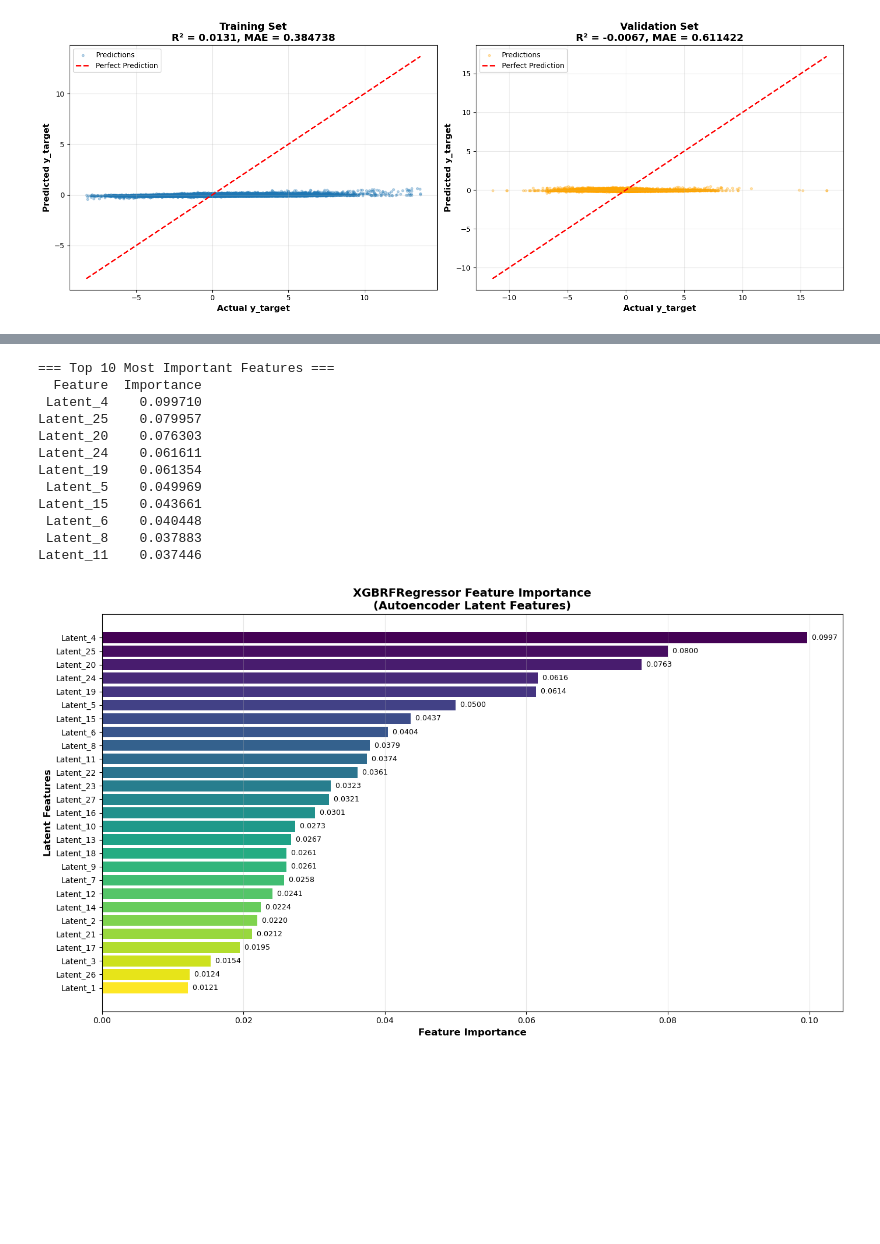
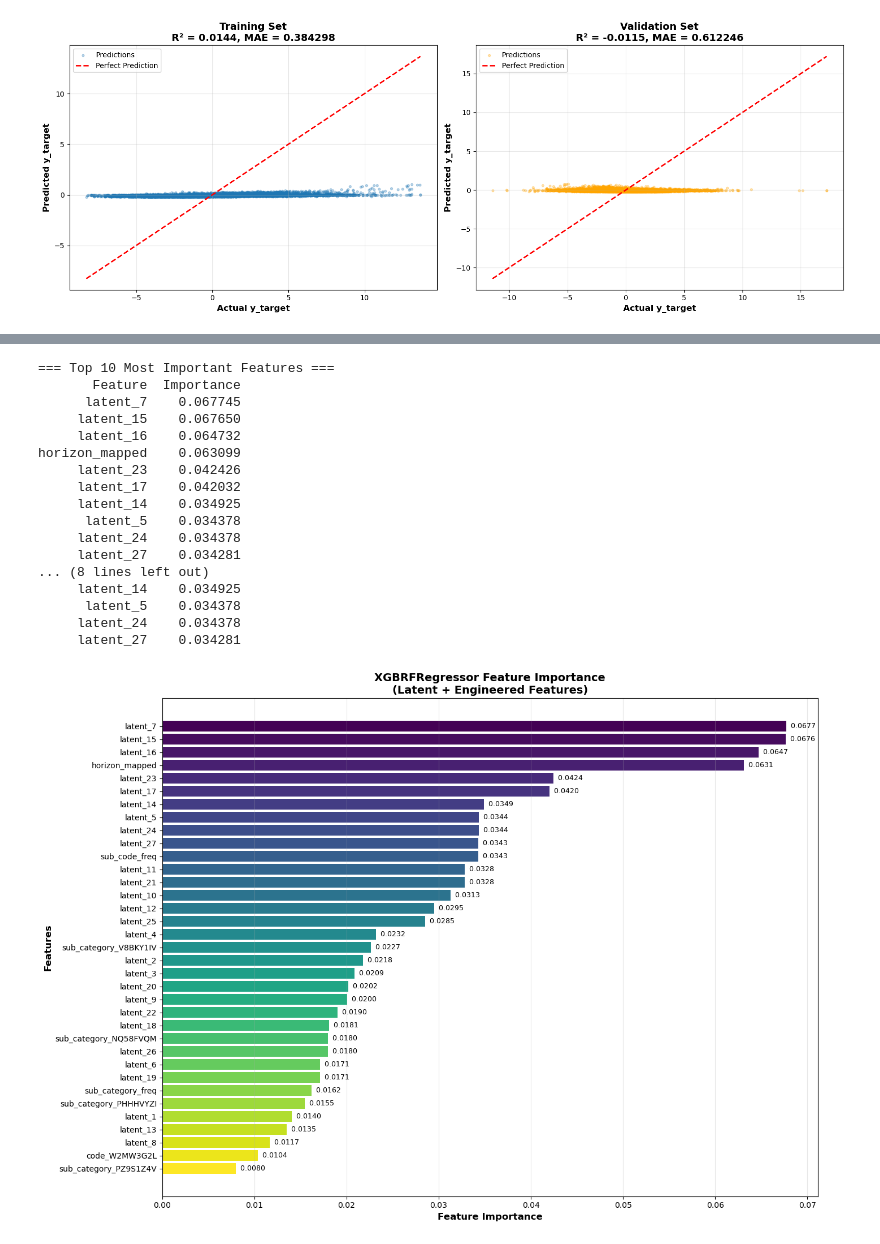
Before and after one commit to XJoseAntonioX/Hedge-Fund, a Jupyter notebook: EDA.ipynb, the cells around one changed output, grey strips where cells are left out. Cells and saved outputs as stored; diff of their text form; code cells hidden in the pictures; blank space fills up the shorter version.

```diff
--- a/EDA.ipynb
+++ b/EDA.ipynb
@@ -30,7 +30,7 @@ Data has +1M records... First let's work on 500k and then validate results
 # First, let's get all columns except 'weight'
 pf = pq.ParquetFile("train.parquet")
 all_columns = pf.schema.names
-columns_to_load = [col for col in all_columns if col != 'weight']
+columns_to_load = [col for col in all_columns if col != ['weight', "id"]]
 
 train_sample = read_first_n_rows("train.parquet", n=500_000, columns=columns_to_load)
 
@@ -176,6 +195,12 @@ Display heatmaps for correlations with absolute value between 0.4 and 1.0.
 
 # Compare y_target with all numerical features (1-to-many relationship)
 numerical_features = X_features.select_dtypes(include=[np.number])
+
+# Remove 'horizon' from numerical features as it will be engineered separately
+numerical_features = numerical_features.drop(columns=['horizon'])
+
+print(f"Numerical features for dimensionality reduction: {numerical_features.shape}")
+print(f"Excluded columns: ['horizon'] - will be engineered separately")
 
 # Measure correlation between y_target and numerical features (absolute correlation between 0.1 and 1.0)
 Features_correlation = analyze_target_correlation(
@@ -511,22 +628,24 @@ Use the autoencoder latent features to predict y_target with XGBRFRegressor.
 from xgboost import XGBRFRegressor
 from sklearn.metrics import mean_absolute_error, mean_squared_error, r2_score
 
-# Split the latent representation and target according to the same train/val split
+# Split the engineered features and target according to the same train/val split
 # Use the same split_idx that was used for the autoencoder training
 y_train = y_target.iloc[:split_idx]
 y_val = y_target.iloc[split_idx:]
 
-# Get latent features for train and validation sets
-latent_train = latent_representation[:split_idx]
-latent_val = latent_representation[split_idx:]
+# Get engineered features for train and validation sets
+# Remove 'id' column as it's not useful for prediction
+X_train = X_engineered.iloc[:split_idx].drop(columns=['id'])
+X_val = X_engineered.iloc[split_idx:].drop(columns=['id'])
 
 print(f"=== Data Split (Sequential, No Shuffle) ===")
-print(f"Training samples: {len(latent_train)}")
-print(f"Validation samples: {len(latent_val)}")
-print(f"Training features shape: {latent_train.shape}")
-print(f"Validation features shape: {latent_val.shape}")
+print(f"Training samples: {len(X_train)}")
+print(f"Validation samples: {len(X_val)}")
+print(f"Training features shape: {X_train.shape}")
+print(f"Validation features shape: {X_val.shape}")
 print(f"Training target shape: {y_train.shape}")
 print(f"Validation target shape: {y_val.shape}")
+print(f"\nFeatures used: {X_train.shape[1]} (27 latent + 8 engineered categorical/discrete)")
 
 # Initialize and train XGBRFRegressor
 xgbrf_model = XGBRFRegressor(
@@ -540,11 +659,11 @@ xgbrf_model = XGBRFRegressor(
     verbosity=1
 )
 
-print("=== Training XGBRFRegressor ===")
+print("\n=== Training XGBRFRegressor ===")
 xgbrf_model.fit(
-    latent_train,
+    X_train,
     y_train,
-    eval_set=[(latent_val, y_val)],
+    eval_set=[(X_val, y_val)],
     verbose=True
 )
 # %% [output]
@@ -680,52 +811,57 @@ plt.show()
 # %%
 # Feature importance from XGBRFRegressor
 feature_importance = xgbrf_model.feature_importances_
-feature_names = [f'Latent_{i+1}' for i in range(encoding_dim)]
+feature_names = X_train.columns.tolist()
 
 # Create DataFrame for easier manipulation
 importance_df = pd.DataFrame({
     'Feature': feature_names,
     'Importance': feature_importance
 }).sort_values(by='Importance', ascending=False)
 
 print("=== Top 10 Most Important Features ===")
 print(importance_df.head(10).to_string(index=False))
 
 # Plot feature importance
-fig, ax = plt.subplots(figsize=(14, 8))
+fig, ax = plt.subplots(figsize=(14, 10))
 
 # Plot all features
 colors = plt.cm.viridis(np.linspace(0, 1, len(importance_df)))
 bars = ax.barh(importance_df['Feature'], importance_df['Importance'], color=colors)
 
 ax.set_xlabel('Feature Importance', fontsize=12, fontweight='bold')
-ax.set_ylabel('Latent Features', fontsize=12, fontweight='bold')
-ax.set_title('XGBRFRegressor Feature Importance\n(Autoencoder Latent Features)',
+ax.set_ylabel('Features', fontsize=12, fontweight='bold')
+ax.set_title('XGBRFRegressor Feature Importance\n(Latent + Engineered Features)',
              fontsize=14, fontweight='bold')
 ax.invert_yaxis()  # Highest importance at the top
 ax.grid(axis='x', alpha=0.3)
 
 # Add value labels on bars
 for i, (idx, row) in enumerate(importance_df.iterrows()):
     ax.text(row['Importance'], i, f"  {row['Importance']:.4f}",
             va='center', fontsize=9)
 
 plt.tight_layout()
 plt.show()
 # %% [output]
 === Top 10 Most Important Features ===
-  Feature  Importance
- Latent_4    0.099710
-Latent_25    0.079957
-Latent_20    0.076303
-Latent_24    0.061611
-Latent_19    0.061354
- Latent_5    0.049969
-Latent_15    0.043661
- Latent_6    0.040448
- Latent_8    0.037883
-Latent_11    0.037446
+       Feature  Importance
+      latent_7    0.067745
+     latent_15    0.067650
+     latent_16    0.064732
+horizon_mapped    0.063099
+     latent_23    0.042426
+     latent_17    0.042032
+     latent_14    0.034925
+      latent_5    0.034378
+     latent_24    0.034378
+     latent_27    0.034281
+... (8 lines left out)
+     latent_14    0.034925
+      latent_5    0.034378
+     latent_24    0.034378
+     latent_27    0.034281
-[figure, old version]
+[figure, new version]
 # %%
 # Time series plot of actual vs predicted values (first 1000 validation samples)
 n_samples_to_plot = min(1000, len(y_val))
```
Also changed, not shown: parts of 26 cells of this notebook.
